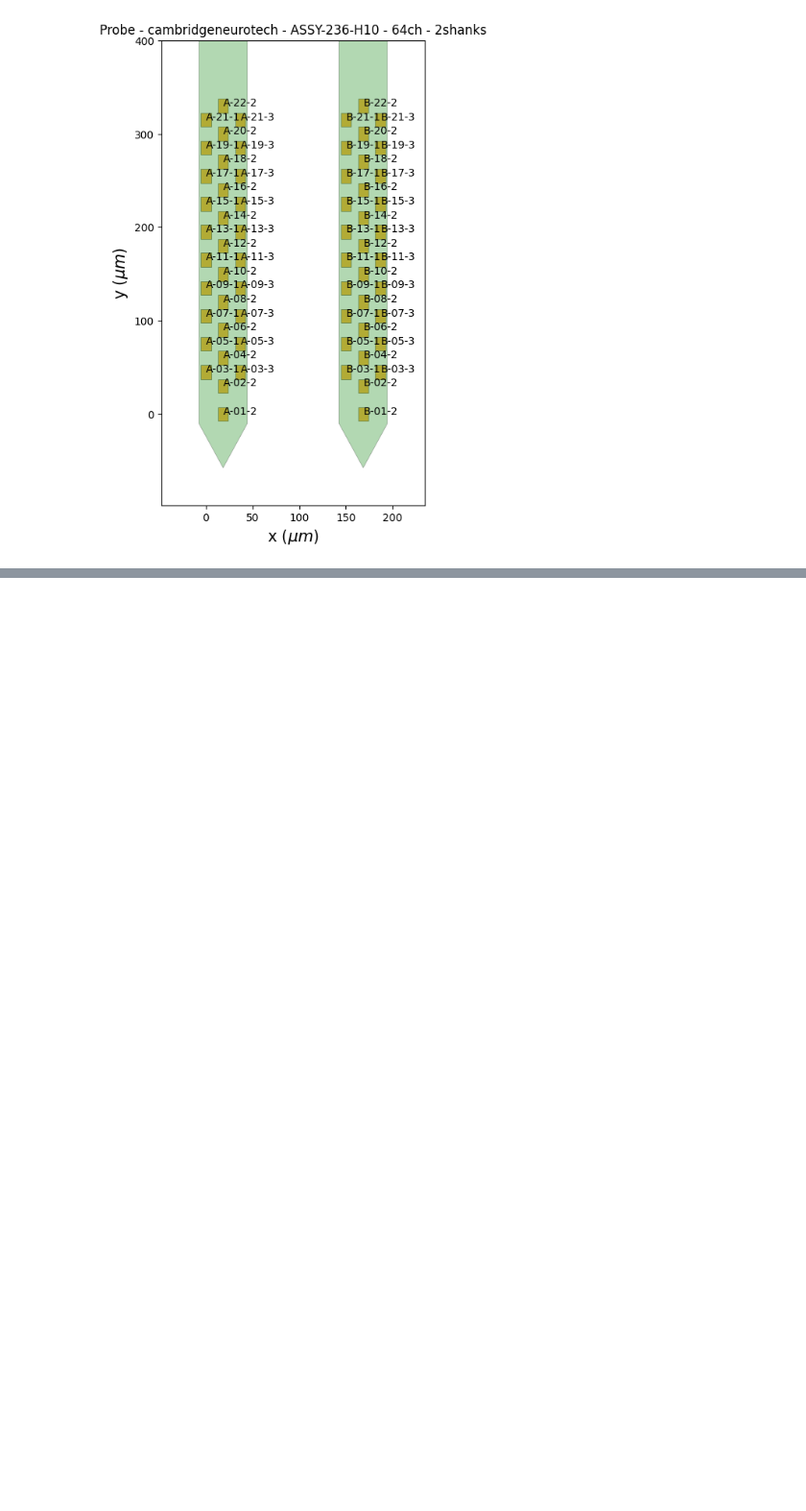
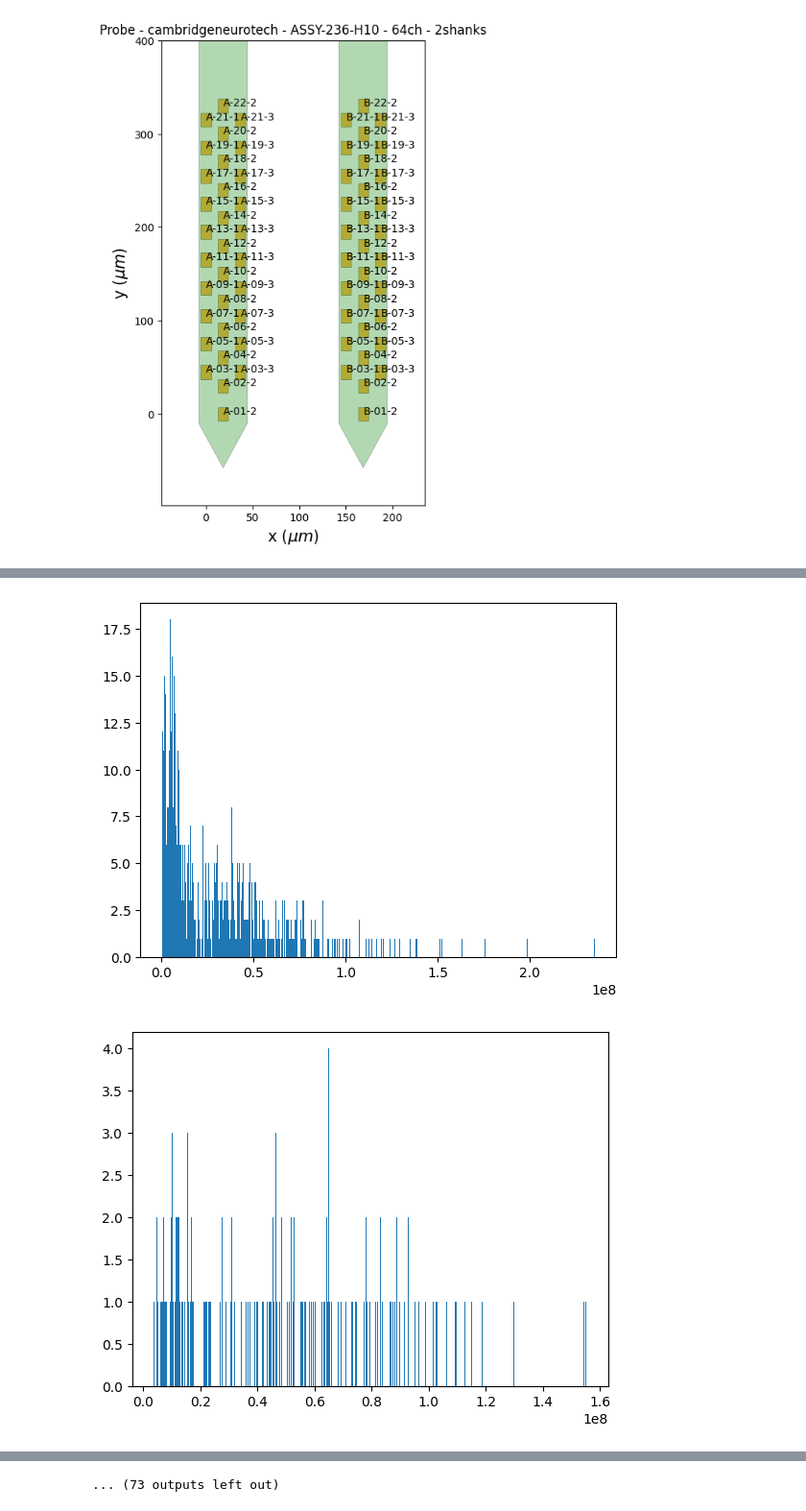
Before and after one commit to isabellow/lhy_hpc, a Jupyter notebook: stim/scratch_si_dartsort.ipynb, the cells around one changed output, grey strips where cells are left out. Shown at 96% size. Drawn from its saved outputs; the diff is of its cells as text; code cells hidden in the pictures; blank space fills up the shorter version.

```diff
--- a/stim/scratch_si_dartsort.ipynb
+++ b/stim/scratch_si_dartsort.ipynb
@@ -178,9 +310,0 @@ matching_stim = dartsort.match(recording=recording_stim_bin, template_data=templ
-# %%
-''' Evaluate matching results - todo
-check spike times/raw traces
-matching_scores
-matching_probs
-amplitudes
-residual_norms
-'''
-scores = matching_stim.get_property("match_score")
@@ -187,23 +383,26 @@ scores = matching_stim.get_property("match_score")
+# %%
+# get nan_idx (spikes falling outside recording window due to realignment)
+keep_idx = ~np.isnan(pre_stim_times)
+pre_stim_times = pre_stim_times[keep_idx]
+spont_ks_labels = pre_spike_labels[keep_idx]
 # %%
 ''' Concatenate the spike times and labels from each set of recording chunks '''
-# spike times and unit IDs (aligned to full recording)
-spont_spike_times, spont_spike_ids = get_global_spks(sorting_spont, spont_t_map)
-stim_spike_times, stim_spike_ids = get_global_spks(matching_stim, stim_t_map)
+# concatenate
+all_spike_t = np.concatenate([pre_stim_times, post_stim_times_A, post_stim_times_B])
+all_spike_labels = np.concatenate([pre_spike_labels, post_stim_labels_A, post_stim_labels_B])
+all_spike_scores = np.concatenate([np.full(spont_ks_labels.shape[0], np.nan), scores_A, scores_B])
 
-# concatenate and sort
-all_spike_t = np.concatenate([spont_spike_times, stim_spike_times])
-all_spike_labels = np.concatenate([spont_spike_ids, stim_spike_ids])
+# sort by time
 sort_idx = np.argsort(all_spike_t)
 all_spike_labels = all_spike_labels[sort_idx]
+all_spike_scores = all_spike_scores[sort_idx]
 all_spike_t = all_spike_t[sort_idx]
 
 # create a Spike Interface sorting object to export to Phy
-combined_sorting = si.NumpySorting.from_times_labels(
-    times_list=[all_spike_t],
+fs = rec_pre_stim.get_sampling_frequency()
+combined_sorting = si.NumpySorting.from_samples_and_labels(
+    samples_list=[all_spike_t],
     labels_list=[all_spike_labels],
     sampling_frequency=fs,
 )
-
-# save quality metrics
-combined_sorting.set_property("match_score", all_scores)
-combined_sorting.set_property("match_probability", all_probs)
+combined_sorting.set_property("ks_label", clu_group)
@@ -209,0 +411,11 @@ combined_sorting.set_property("match_probability", all_probs)
+# %%
+for i, group in enumerate(clu_group):
+    if group == "good":
+        scores = all_spike_scores[all_spike_labels==i]
+        real_scores = scores[~np.isnan(scores)]
+        if len(real_scores) > 0:
+            plt.hist(real_scores, bins=500)
+            plt.show()
+# %% [output]
+[figure, added]
+[figure, added]
@@ -210,3 +432,4 @@ combined_sorting.set_property("match_probability", all_probs)
+... (73 outputs left out)
 # %%
 '''
 Export results + post-process
```
Also changed, not shown: parts of 34 cells of this notebook, 5 other files.
